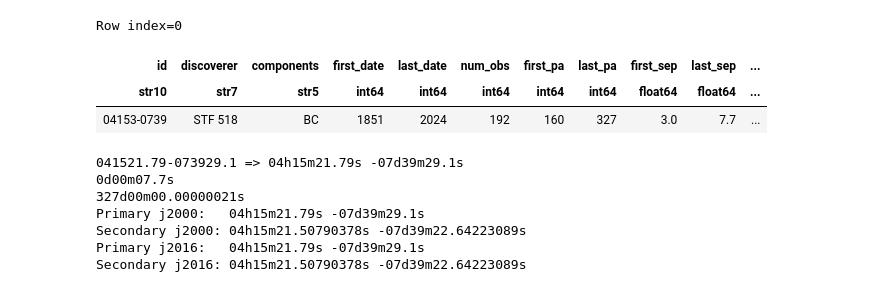
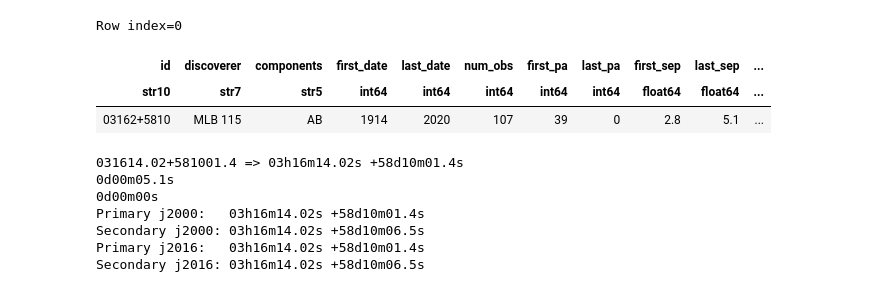
Before and after one commit to adamarthurryan/coursework, a Jupyter notebook: boyce-doublestars/wds-gaia-lookup.ipynb, the cells around one changed output. Drawn from its saved outputs; the diff is of its cells as text; code cells hidden in the pictures.

```diff
--- a/boyce-doublestars/wds-gaia-lookup.ipynb
+++ b/boyce-doublestars/wds-gaia-lookup.ipynb
@@ -11,19 +11,19 @@ import sys
 table_wds = parse_wdsweb('wdsweb_summ2.txt')
 #table_orbital = parse_sixth_orbital('orb6orbits.txt')
 # %%
-discoverer="STF 518"
+discoverer="MLB 115"
 #wds_id="04153-0739"
-components="BC"
+components="AB"
 
 normalized=discoverer.replace(" ", "")+components
 wds = table_wds[(table_wds['discoverer_normalized']==normalized) & (table_wds['components']==components)][0]
 #wds = table_wds[(table_wds['id']==wds_id) & (table_wds['components']==components)][0]
 wds
 # %% [output]
 Row index=0
 | id | discoverer | components | first_date | last_date | num_obs | first_pa | last_pa | first_sep | last_sep | ... |
 | str10 | str7 | str5 | int64 | int64 | int64 | int64 | int64 | float64 | float64 | ... |
-| 04153-0739 | STF 518 | BC | 1851 | 2024 | 192 | 160 | 327 | 3.0 | 7.7 | ... |
+| 03162+5810 | MLB 115 | AB | 1914 | 2020 | 107 | 39 | 0 | 2.8 | 5.1 | ... |
 # %%
 from astropy.coordinates import SkyCoord
 import astropy.units as u
@@ -56,13 +56,13 @@ print(f"Secondary j2000: {c_sec.to_string('hmsdms')}")
 print(f"Primary j2016:   {c_pri.to_string('hmsdms')}")
 print(f"Secondary j2016: {c_sec.to_string('hmsdms')}")
 # %% [output]
-041521.79-073929.1 => 04h15m21.79s -07d39m29.1s
-0d00m07.7s
-327d00m00.00000021s
-Primary j2000:   04h15m21.79s -07d39m29.1s
-Secondary j2000: 04h15m21.50790378s -07d39m22.64223089s
-Primary j2016:   04h15m21.79s -07d39m29.1s
-Secondary j2016: 04h15m21.50790378s -07d39m22.64223089s
+031614.02+581001.4 => 03h16m14.02s +58d10m01.4s
+0d00m05.1s
+0d00m00s
+Primary j2000:   03h16m14.02s +58d10m01.4s
+Secondary j2000: 03h16m14.02s +58d10m06.5s
+Primary j2016:   03h16m14.02s +58d10m01.4s
+Secondary j2016: 03h16m14.02s +58d10m06.5s
 # %%
 # do a Gaia cone search for the primary and secondary
 from astroquery.gaia import Gaia
```
Also changed, not shown: parts of 2 cells of this notebook, 7 other files.
